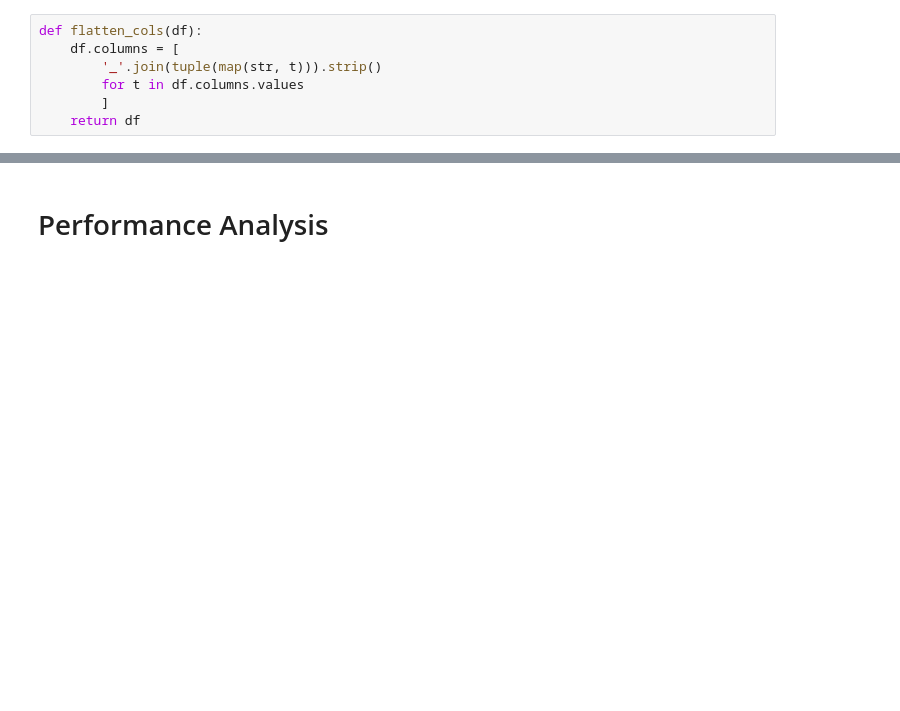
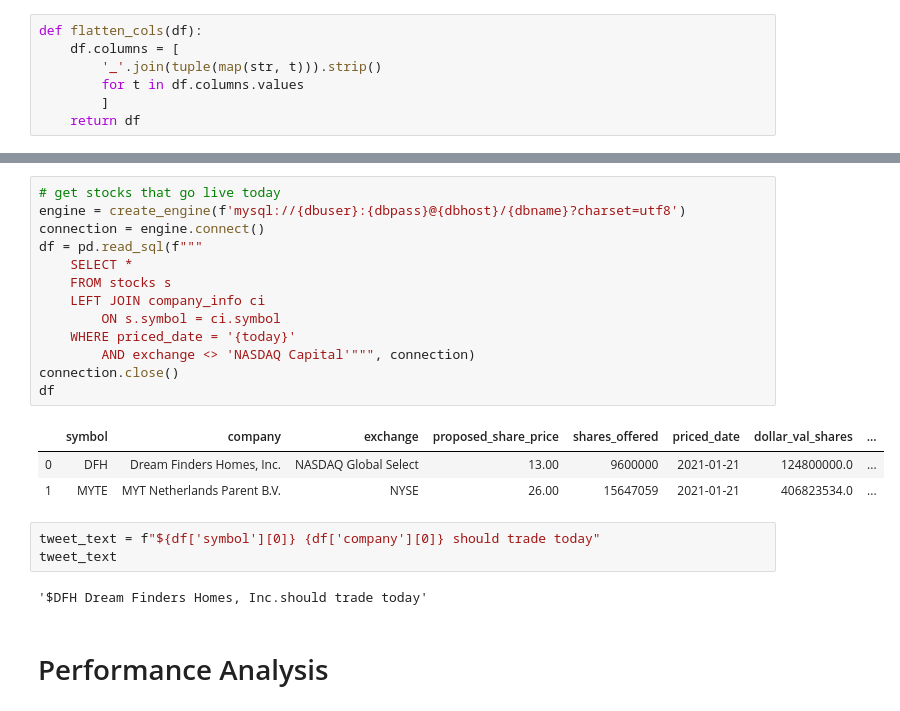
Before and after one commit to admiral810/IPO_tracker, a Jupyter notebook: ipo_analysis.ipynb, the cells around one changed output, grey strips where cells are left out. Saved outputs shown, nothing was run; the diff lists cells and outputs as text; blank space fills up the shorter version.

```diff
--- a/ipo_analysis.ipynb
+++ b/ipo_analysis.ipynb
@@ -34,3 +82,25 @@ def flatten_cols(df):
+# %%
+# get stocks that go live today
+engine = create_engine(f'mysql://{dbuser}:{dbpass}@{dbhost}/{dbname}?charset=utf8')
+connection = engine.connect()
+df = pd.read_sql(f"""
+    SELECT *
+    FROM stocks s
+    LEFT JOIN company_info ci
+        ON s.symbol = ci.symbol
+    WHERE priced_date = '{today}'
+        AND exchange <> 'NASDAQ Capital'""", connection)
+connection.close()
+df
+# %% [output]
+|  | symbol | company | exchange | proposed_share_price | shares_offered | priced_date | dollar_val_shares | ... |
+| 0 | DFH | Dream Finders Homes, Inc. | NASDAQ Global Select | 13.00 | 9600000 | 2021-01-21 | 124800000.0 | ... |
+| 1 | MYTE | MYT Netherlands Parent B.V. | NYSE | 26.00 | 15647059 | 2021-01-21 | 406823534.0 | ... |
+# %%
+tweet_text = f"${df['symbol'][0]} {df['company'][0]} should trade today"
+tweet_text
+# %% [output]
+'$DFH Dream Finders Homes, Inc.should trade today'
 # %% [markdown]
 # Performance Analysis
 # %%
```
Also changed, not shown: parts of 6 cells of this notebook, 3 other files.
